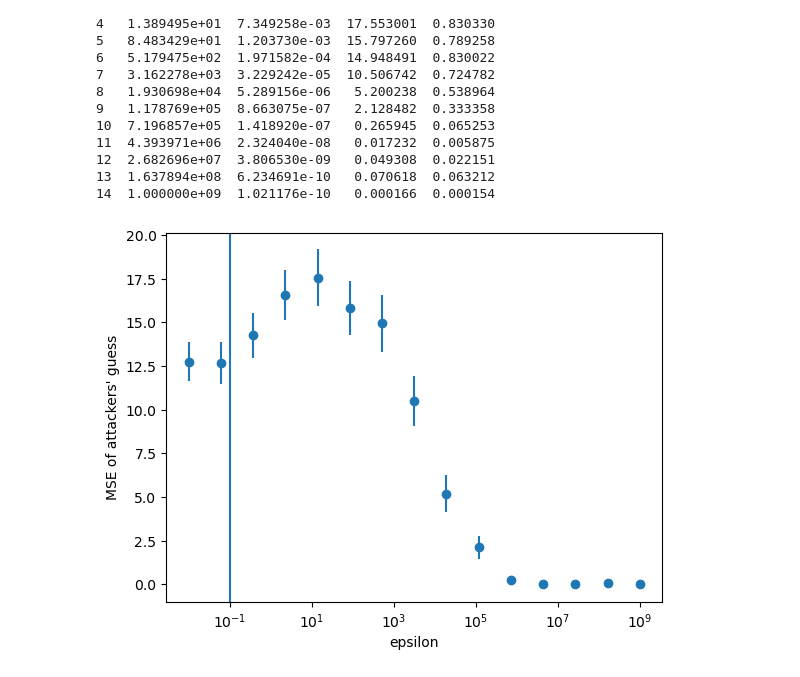
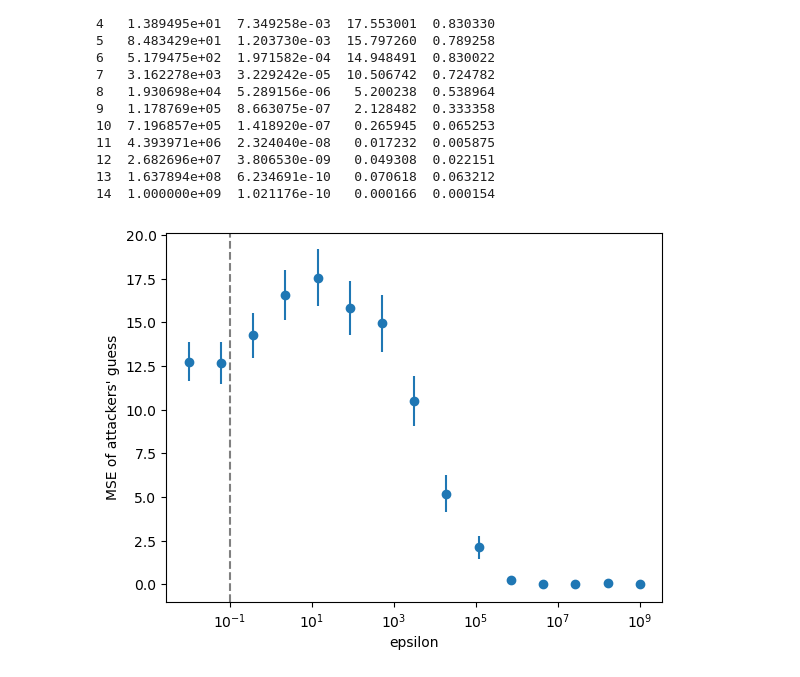
Before and after one commit to wakhee/math-7000-final-submission, a Jupyter notebook: simulation-7000.ipynb, the cells around one changed output. Saved outputs shown, nothing was run; the diff lists cells and outputs as text; code cells hidden in the pictures.

```diff
--- a/simulation-7000.ipynb
+++ b/simulation-7000.ipynb
@@ -158,10 +178,10 @@ print(pd.DataFrame({"epsilon": epsilon, "scale b": scales, "mse": mse_per_b, "se
 14  1.000000e+09  1.021176e-10   0.000166  0.000154
 # %%
 plt.errorbar(epsilon, mse_per_b, yerr = 1.96 * se_per_b, fmt = "o")
-plt.axvline(epsilon_dp)
+plt.axvline(epsilon_dp, ls ="--", color = "Grey")
 plt.xscale("log")
 plt.xlabel("epsilon")
 plt.ylabel("MSE of attackers' guess")
 plt.show()
 # %% [output]
-[figure, old version]
+[figure, new version]
```
Also changed, not shown: parts of 10 cells of this notebook, 1 other file.
